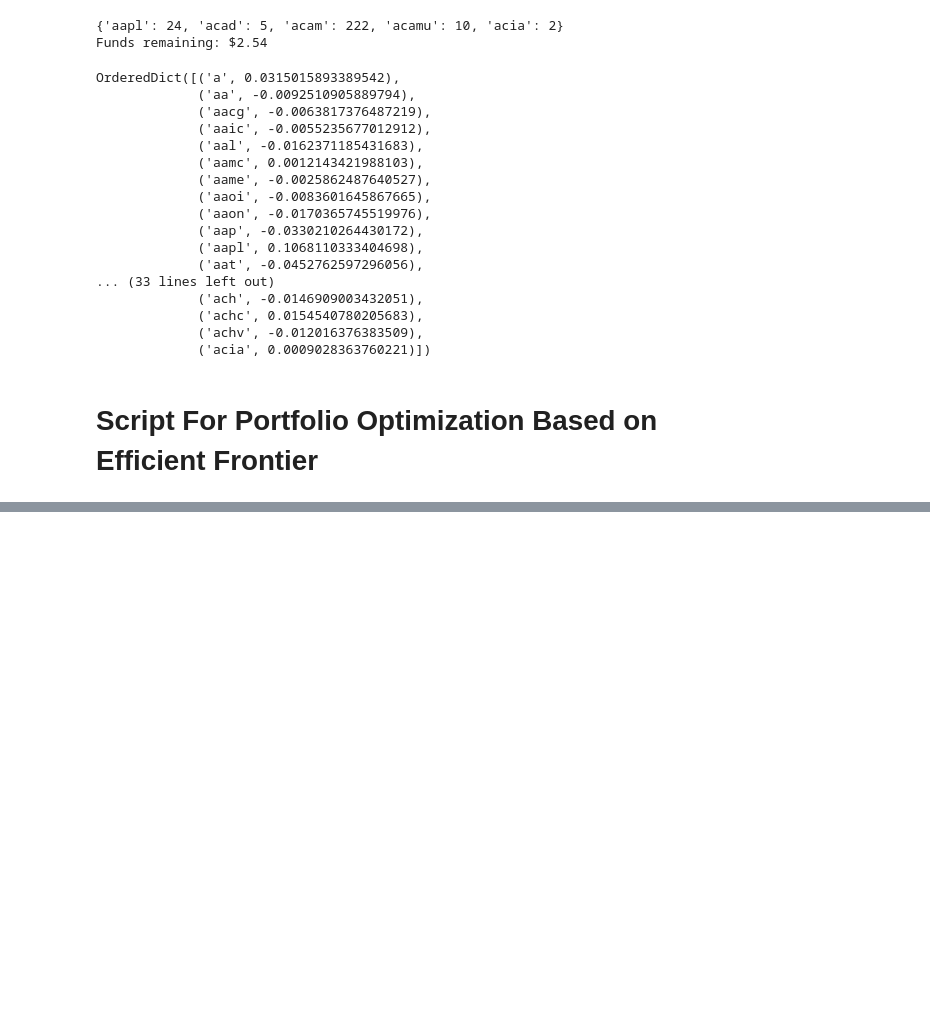
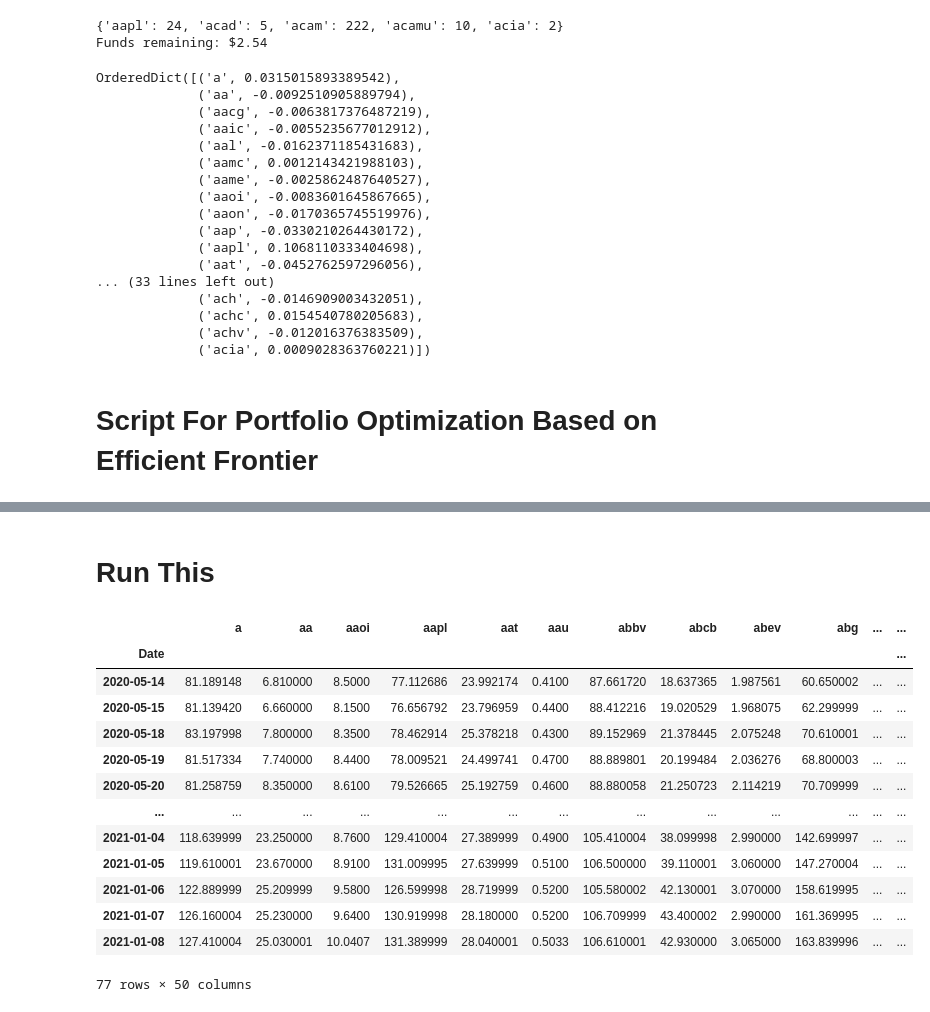
Before and after one commit to BandaruDheeraj/sturdy-stonks, a Jupyter notebook: PortfolioOptimization.ipynb, the cells around one changed output, grey strips where cells are left out. Saved outputs shown, nothing was run; the diff lists cells and outputs as text; code cells hidden in the pictures; blank space fills up the shorter version.

```diff
--- a/PortfolioOptimization.ipynb
+++ b/PortfolioOptimization.ipynb
@@ -205,3 +347,5 @@ print("Funds remaining: ${:.2f}".format(leftover))
 # %%
 ef = EfficientFrontier(mu, S, weight_bounds=(-1, 1))
 ef.efficient_return(target_return=0.2, market_neutral=True)
+# %% [markdown]
+# Run This
@@ -207,0 +366,33 @@ ef.efficient_return(target_return=0.2, market_neutral=True)
+# %%
+import csv
+def get_tickers(year=2016):
+    reader = csv.reader(open("TICKER_LIST_CLEANED.csv"))
+    next(reader)
+    stocks = [line[0].strip() for line in reader if all(punc not in line[0] for punc in ['.','/']) and (line[7] and int(line[7]) < year)]
+    return stocks
+# %%
+tickers = get_tickers(year=2020)
+# %%
+# prices = pd.read_pickle("prices_data.pkl")
+
+prices = ffn.get(tickers[0:50], start = '2016-01-01')
+benchmark = ffn.get('spy', start='2016-01-01')
+# %%
+prices
+# split_prices = prices.iloc[:, 0:50]
+# prices.iloc[:,0:50]
+# %% [output]
+|  | a | aa | aaoi | aapl | aat | aau | abbv | abcb | abev | abg | ... | ... |
+| Date |  |  |  |  |  |  |  |  |  |  |  | ... |
+| 2020-05-14 | 81.189148 | 6.810000 | 8.5000 | 77.112686 | 23.992174 | 0.4100 | 87.661720 | 18.637365 | 1.987561 | 60.650002 | ... | ... |
+| 2020-05-15 | 81.139420 | 6.660000 | 8.1500 | 76.656792 | 23.796959 | 0.4400 | 88.412216 | 19.020529 | 1.968075 | 62.299999 | ... | ... |
+| 2020-05-18 | 83.197998 | 7.800000 | 8.3500 | 78.462914 | 25.378218 | 0.4300 | 89.152969 | 21.378445 | 2.075248 | 70.610001 | ... | ... |
+| 2020-05-19 | 81.517334 | 7.740000 | 8.4400 | 78.009521 | 24.499741 | 0.4700 | 88.889801 | 20.199484 | 2.036276 | 68.800003 | ... | ... |
+| 2020-05-20 | 81.258759 | 8.350000 | 8.6100 | 79.526665 | 25.192759 | 0.4600 | 88.880058 | 21.250723 | 2.114219 | 70.709999 | ... | ... |
+| ... | ... | ... | ... | ... | ... | ... | ... | ... | ... | ... | ... | ... |
+| 2021-01-04 | 118.639999 | 23.250000 | 8.7600 | 129.410004 | 27.389999 | 0.4900 | 105.410004 | 38.099998 | 2.990000 | 142.699997 | ... | ... |
+| 2021-01-05 | 119.610001 | 23.670000 | 8.9100 | 131.009995 | 27.639999 | 0.5100 | 106.500000 | 39.110001 | 3.060000 | 147.270004 | ... | ... |
+| 2021-01-06 | 122.889999 | 25.209999 | 9.5800 | 126.599998 | 28.719999 | 0.5200 | 105.580002 | 42.130001 | 3.070000 | 158.619995 | ... | ... |
+| 2021-01-07 | 126.160004 | 25.230000 | 9.6400 | 130.919998 | 28.180000 | 0.5200 | 106.709999 | 43.400002 | 2.990000 | 161.369995 | ... | ... |
+| 2021-01-08 | 127.410004 | 25.030001 | 10.0407 | 131.389999 | 28.040001 | 0.5033 | 106.610001 | 42.930000 | 3.065000 | 163.839996 | ... | ... |
+77 rows × 50 columns
```
Also changed, not shown: parts of 27 cells of this notebook, 2 other files.
